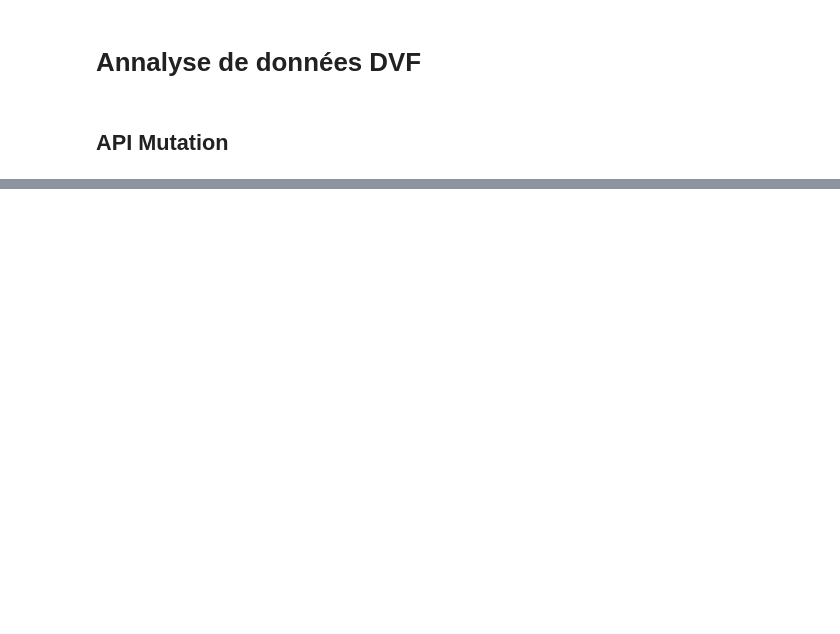
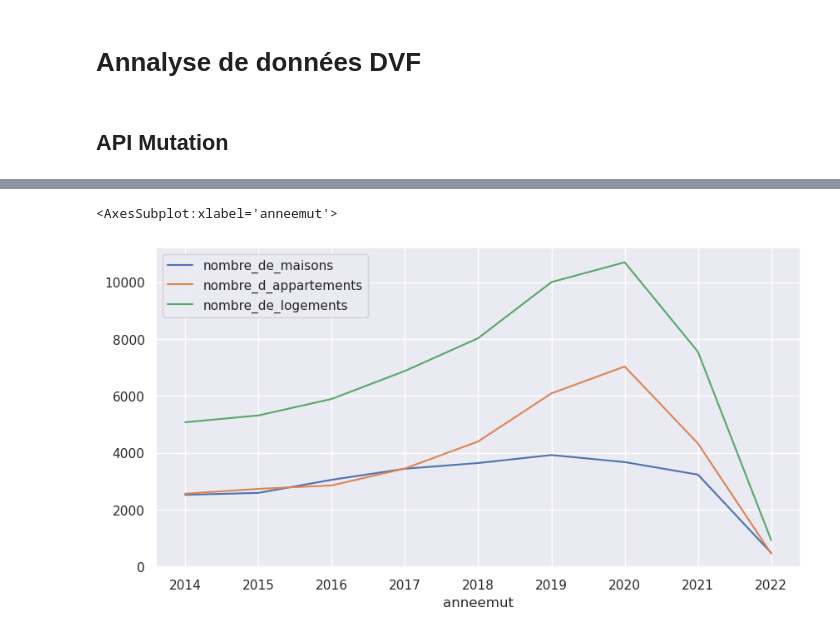
Before and after one commit to IsmaelSaid/Demande-de-valeurs-foncieres, a Jupyter notebook: EDA/EDA.ipynb, the cells around one changed output, grey strips where cells are left out. Drawn from its saved outputs; the diff is of its cells as text; code cells hidden in the pictures; blank space fills up the shorter version.

```diff
--- a/EDA/EDA.ipynb
+++ b/EDA/EDA.ipynb
@@ -67,0 +66,11 @@ plt.show()
+# %%
+data = data.astype('int')
+
+fig , ax = plt.subplots(figsize=(10,5))
+
+data[['anneemut','nombre_de_maisons']].plot(kind = "line", x = "anneemut",ax = ax)
+data[['anneemut','nombre_d_appartements']].plot(kind = "line", x = "anneemut",ax = ax)
+data[['anneemut','nombre_de_logements']].plot(kind = "line", x = "anneemut",ax = ax)
+# %% [output]
+<AxesSubplot:xlabel='anneemut'>
+[figure, added]
```
Also changed, not shown: parts of 12 cells of this notebook, 2 other files.
